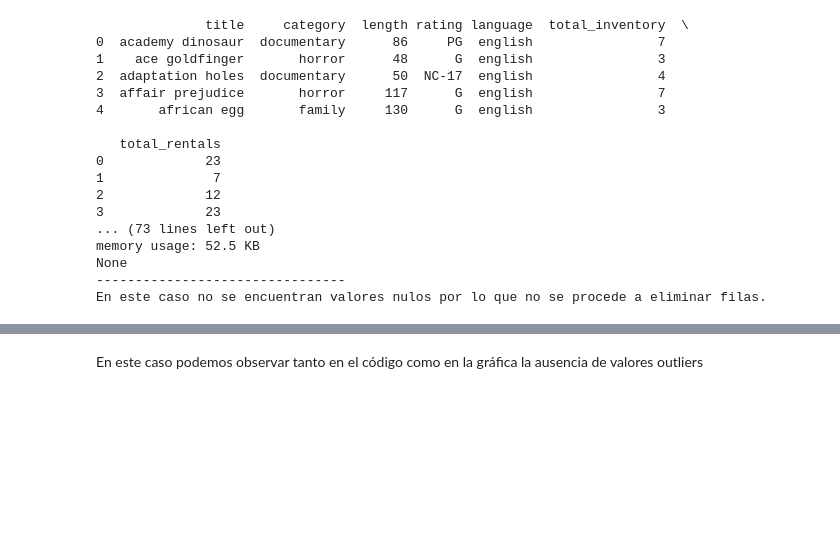
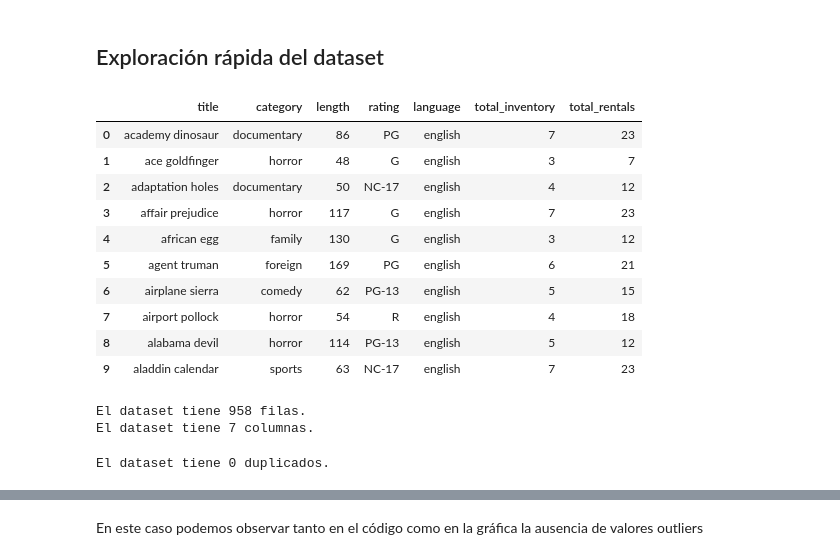
Before and after one commit to Bootcamp-DA-P2/Data-Automation-MySQL-Python-Excel-Grupo-4, a Jupyter notebook: notebooks/notebook-catalog-film.ipynb, the cells around one changed output, grey strips where cells are left out. Saved outputs shown, nothing was run; the diff lists cells and outputs as text; code cells hidden in the pictures; blank space fills up the shorter version.

Commit message:
fix(notebook-catalog-film): use new clean  methods for the normalized and grafic dashboard

```diff
--- a/notebooks/notebook-catalog-film.ipynb
+++ b/notebooks/notebook-catalog-film.ipynb
@@ -18,23 +28,2 @@ df = df_original.copy()
-# %%
-first_visualizer(df)
-normalize_string_columns(df)
-normalize_date_columns(df)
-identify_nulls(df)
-# %% [output]
-              title     category  length rating language  total_inventory  \
-0  academy dinosaur  documentary      86     PG  english                7
-1    ace goldfinger       horror      48      G  english                3
-2  adaptation holes  documentary      50  NC-17  english                4
-3  affair prejudice       horror     117      G  english                7
-4       african egg       family     130      G  english                3
-
-   total_rentals
-0             23
-1              7
-2             12
-3             23
-... (73 lines left out)
-memory usage: 52.5 KB
-None
---------------------------------
-En este caso no se encuentran valores nulos por lo que no se procede a eliminar filas.
+# %% [markdown]
+## Exploración rápida del dataset
@@ -40,0 +32,24 @@ En este caso no se encuentran valores nulos por lo que no se procede a eliminar
+# %%
+show_head(df)
+# %% [output]
+|  | title | category | length | rating | language | total_inventory | total_rentals |
+| 0 | academy dinosaur | documentary | 86 | PG | english | 7 | 23 |
+| 1 | ace goldfinger | horror | 48 | G | english | 3 | 7 |
+| 2 | adaptation holes | documentary | 50 | NC-17 | english | 4 | 12 |
+| 3 | affair prejudice | horror | 117 | G | english | 7 | 23 |
+| 4 | african egg | family | 130 | G | english | 3 | 12 |
+| 5 | agent truman | foreign | 169 | PG | english | 6 | 21 |
+| 6 | airplane sierra | comedy | 62 | PG-13 | english | 5 | 15 |
+| 7 | airport pollock | horror | 54 | R | english | 4 | 18 |
+| 8 | alabama devil | horror | 114 | PG-13 | english | 5 | 12 |
+| 9 | aladdin calendar | sports | 63 | NC-17 | english | 7 | 23 |
+# %%
+print(f'El dataset tiene {num_filas} filas.')
+print(f'El dataset tiene {num_columnas} columnas.')
+# %% [output]
+El dataset tiene 958 filas.
+El dataset tiene 7 columnas.
+# %%
+print(f'El dataset tiene {num_duplicados} duplicados.')
+# %% [output]
+El dataset tiene 0 duplicados.
```
Also changed, not shown: parts of 26 cells of this notebook.
